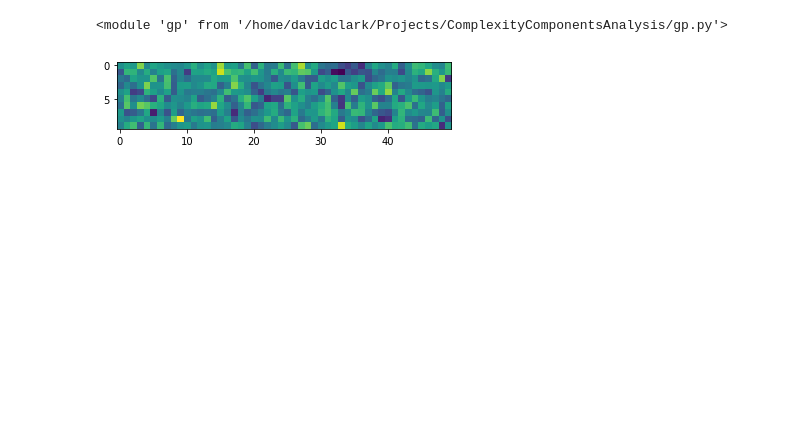
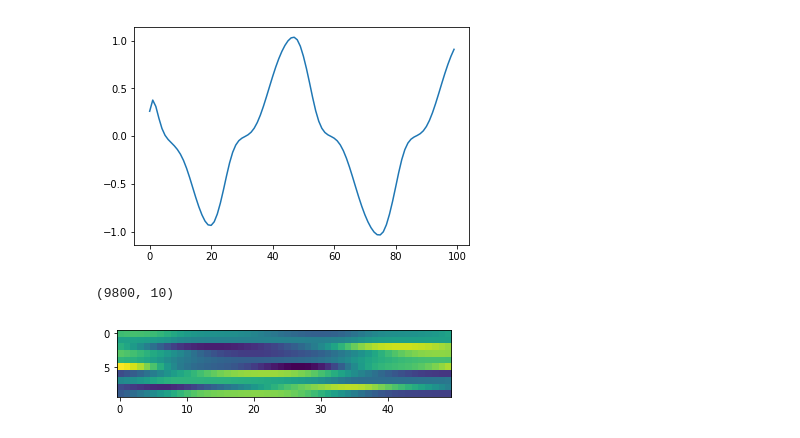
Before and after one commit to BouchardLab/DynamicalComponentsAnalysis, a Jupyter notebook: ComplexityComponentsAnalysis.ipynb, the cells around one changed output. Cells and saved outputs as stored; diff of their text form; code cells hidden in the pictures; blank space fills up the shorter version.

Commit message:
Modify synth_data.py and cca.py

```diff
--- a/ComplexityComponentsAnalysis.ipynb
+++ b/ComplexityComponentsAnalysis.ipynb
@@ -6,39 +6,58 @@ import numpy as np
 import matplotlib.pyplot as plt
 import scipy.stats
 import cca
-import gp
+import synth_data
 
 reload(cca)
-reload(gp)
+reload(synth_data)
 
-#Random comment
+import warnings
+warnings.simplefilter(action='ignore', category=FutureWarning)
-# %% [output]
-<module 'gp' from '/home/davidclark/Projects/ComplexityComponentsAnalysis/gp.py'>
 # %%
 #Make Kernel
-K = gp.gen_kernel("squared_exp", spatial_scale=0.5, temporal_scale=5.0)
+#K = synth_data.gen_gp_kernel("squared_exp", spatial_scale=0.5, temporal_scale=5.0)
 T_pi = 5
 
 #Generate data
-T = 500
-num_to_concat = 10
+#T = 500
+#num_to_concat = 10
+
+N = 50
+T = 100 #5000
+integration_dt = 0.001
+data_dt = 0.01
+noise_cov = np.eye(N)*0
+#X = synth_data.embed_lorenz_system(T, integration_dt, data_dt, N, noise_cov)
+X = synth_data.gen_chaotic_rnn(N, T, integration_dt, data_dt, noise_cov=noise_cov)
+
+N = 10
+X = X[:, :N]
+
+plt.plot(X[:100, 0])
+plt.show()
+
+X = X[100:-100]
+print(X.shape)
 
 #Dimension of ambient space
-N = 10
+#N = 10
 
 #Dimension of ambient space GP embedding
-d = 3
+#d = 3
 
 #Noise covariance
-noise_dim = 1e10
-noise_variance = 1
-noise_spectrum = noise_variance*np.exp(-np.arange(N)/(noise_dim/2))
-noise_V = scipy.stats.ortho_group.rvs(N)
-noise_cov = np.dot(noise_V, np.dot(np.diag(noise_spectrum), noise_V.T))
+#noise_dim = 1e10
+#noise_variance = 1
+#noise_spectrum = noise_variance*np.exp(-np.arange(N)/(noise_dim/2))
+#noise_V = scipy.stats.ortho_group.rvs(N)
+#noise_cov = np.dot(noise_V, np.dot(np.diag(noise_spectrum), noise_V.T))
 
 #Generate data
-X, E, full_pi, embedding_pi = gp.embed_gp(T, N, d, K, noise_cov, T_pi, num_to_concat=num_to_concat)
+#X, E, full_pi, embedding_pi = synth_data.embed_gp(T, N, d, K, noise_cov, T_pi, num_to_concat=num_to_concat)
+
 plt.imshow(X[:5*X.shape[1], :].T)
 plt.show()
 # %% [output]
-[figure, old version]
+[figure, new version]
+(9800, 10)
+[figure, added]
```
Also changed, not shown: parts of 8 cells of this notebook, 2 other files.
